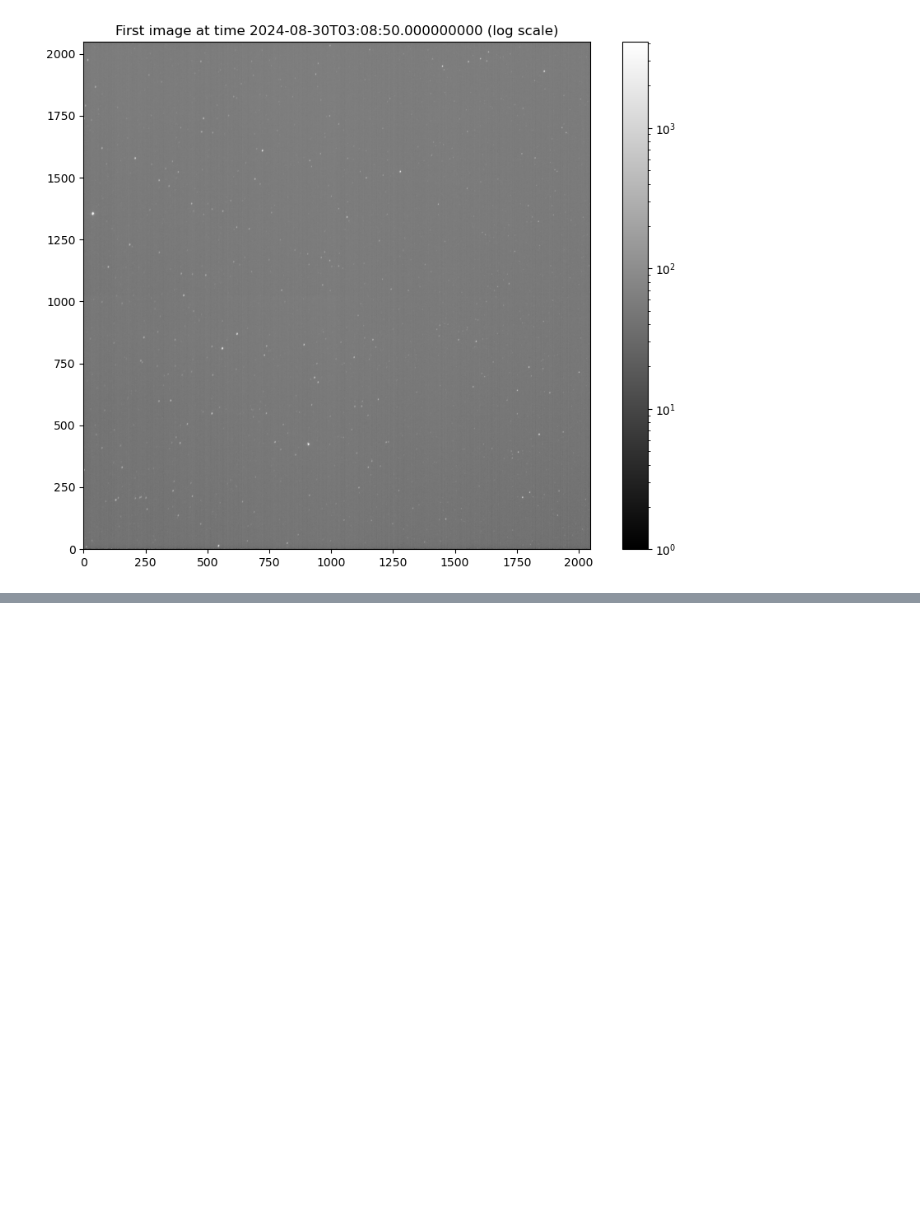
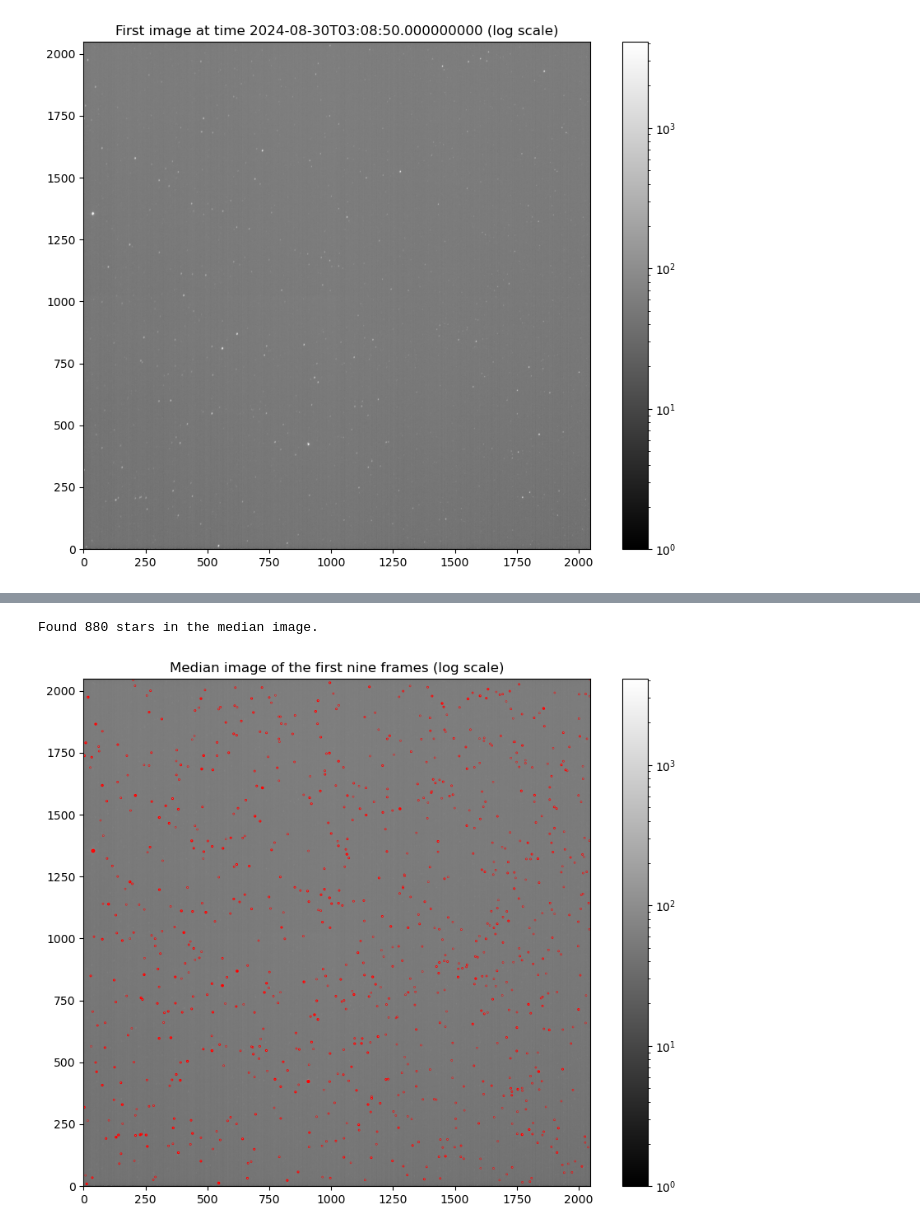
Before and after one commit to ColibriKBO/ColibriPipeline, a Jupyter notebook: notebooks/reduce_sensitivity_data.ipynb, the cells around one changed output, grey strips where cells are left out. Cells and saved outputs as stored; diff of their text form; code cells hidden in the pictures; blank space fills up the shorter version.

```diff
--- a/notebooks/reduce_sensitivity_data.ipynb
+++ b/notebooks/reduce_sensitivity_data.ipynb
@@ -99,0 +116,29 @@ plt.show()
+# %%
+from ColibriPipeline.lightcurve_maker import initialFindFITS
+
+stars = tuple(initialFindFITS(median_image, detect_thresh=3))
+if stars:
+    stars_x, stars_y, stars_r = zip(*stars)
+    print(f"Found {len(stars_x)} stars in the median image.")
+else:
+    stars_x, stars_y, stars_r = [], [], []
+    print("Found 0 stars in the median image.")
+# %% [output]
+Found 880 stars in the median image.
+# %%
+from matplotlib.patches import Circle
+
+plt.figure(figsize=(10, 8))
+plt.imshow(median_image, cmap='gray', norm=LogNorm(), origin='lower')
+plt.title("Median image of the first nine frames (log scale)")
+plt.colorbar()
+
+# Overlay circles at star positions
+ax = plt.gca()
+for x, y, r in zip(stars_x, stars_y, stars_r):
+    circ = Circle((x, y), r, edgecolor='red', facecolor='none', linewidth=1.5)
+    ax.add_patch(circ)
+
+plt.show()
+# %% [output]
+[figure, added]
```
Also changed, not shown: parts of 5 cells of this notebook, 1 other file.
